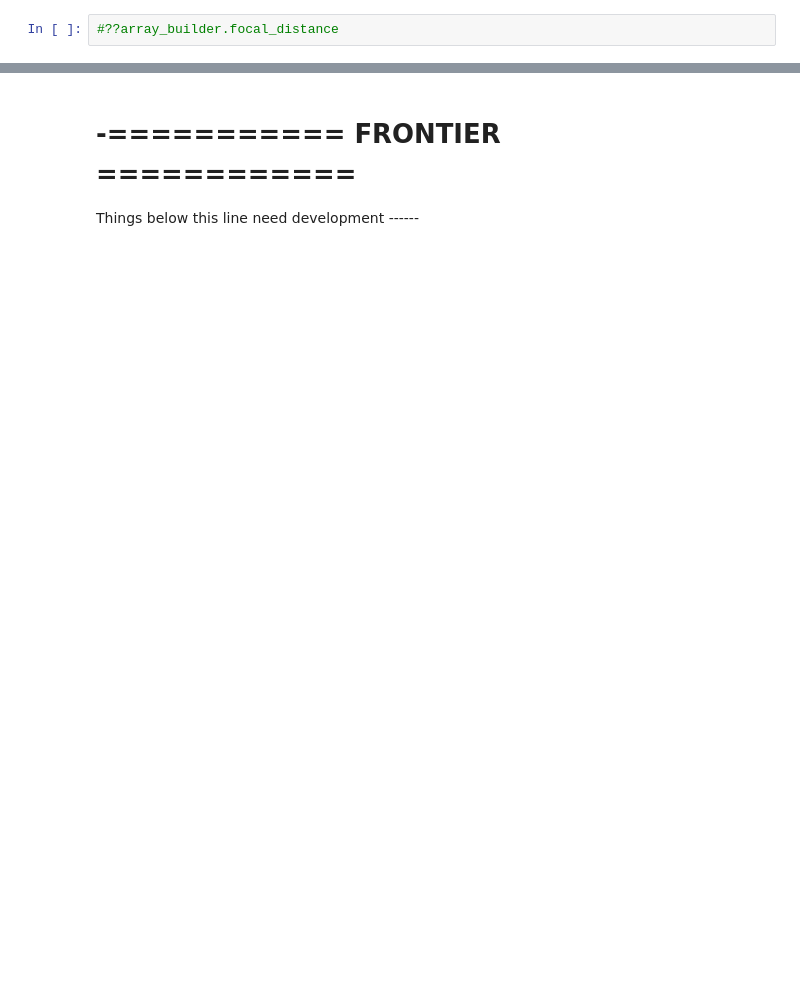
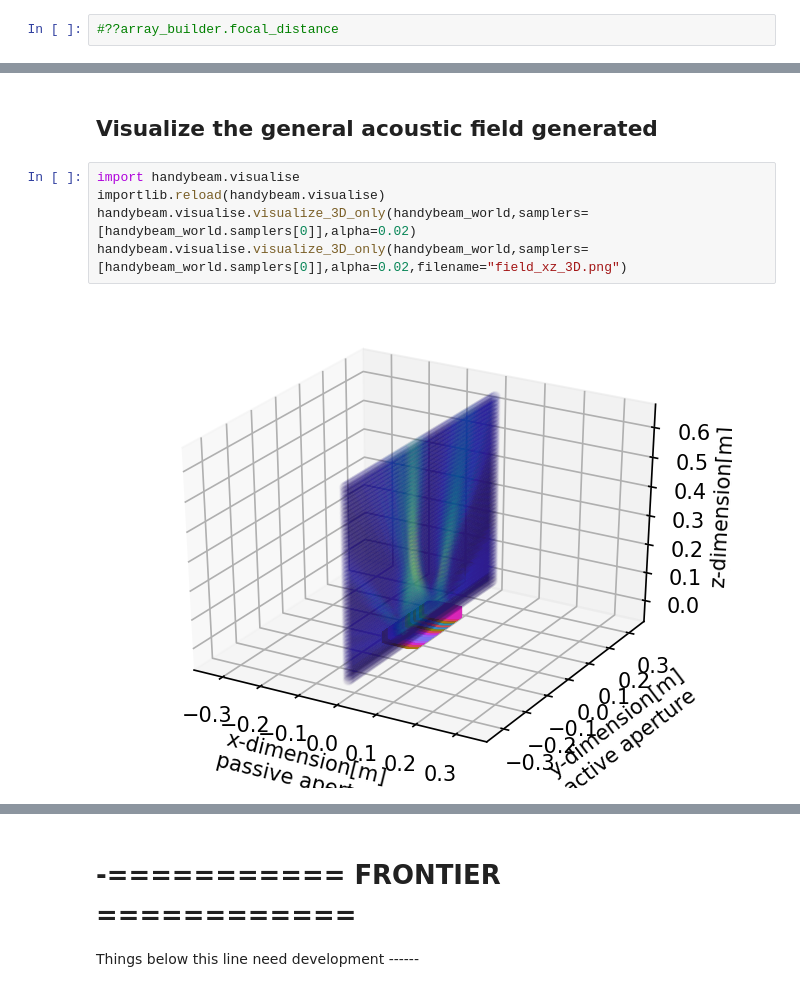
Before and after one commit to ultraleap/HandyBeam-Strathclyde, a Jupyter notebook: hello_world.ipynb, the cells around one changed output, grey strips where cells are left out. Saved outputs shown, nothing was run; the diff lists cells and outputs as text; blank space fills up the shorter version.

```diff
--- a/hello_world.ipynb
+++ b/hello_world.ipynb
@@ -96,0 +169,9 @@ dir(array_builder)
+# %% [markdown]
+## Visualize the general acoustic field generated
+# %%
+import handybeam.visualise
+importlib.reload(handybeam.visualise)
+handybeam.visualise.visualize_3D_only(handybeam_world,samplers=[handybeam_world.samplers[0]],alpha=0.02)
+handybeam.visualise.visualize_3D_only(handybeam_world,samplers=[handybeam_world.samplers[0]],alpha=0.02,filename="field_xz_3D.png")
+# %% [output]
+[figure, added]
```
Also changed, not shown: parts of 50 cells of this notebook, 11 other files.
